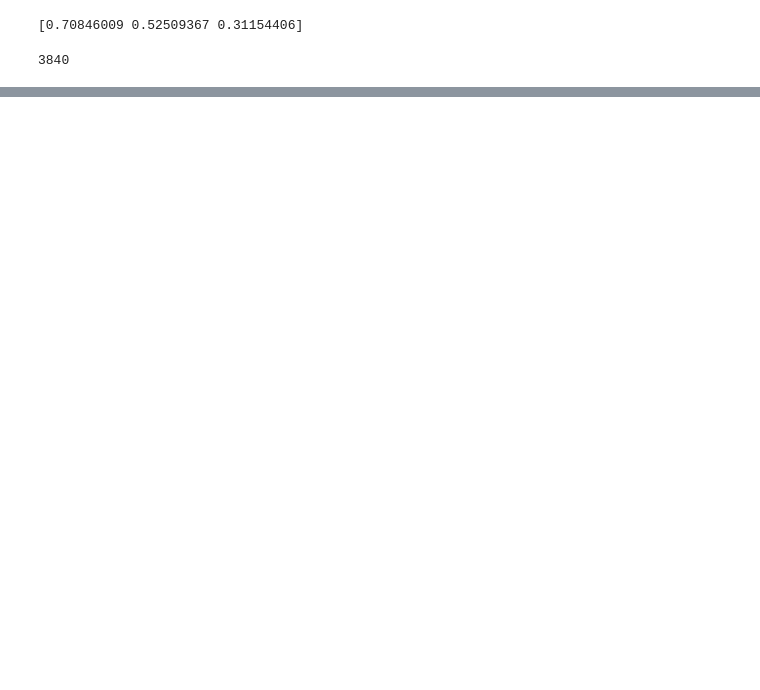
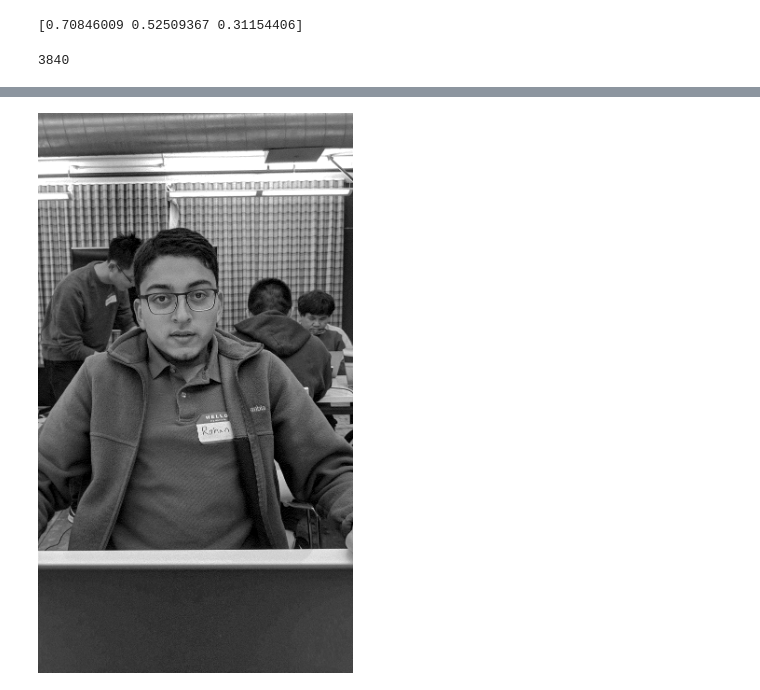
Before and after one commit to KhoomeiK/FbIrl, a Jupyter notebook: server/face_rec_embed.ipynb, the cells around one changed output, grey strips where cells are left out. Cells and saved outputs as stored; diff of their text form; code cells hidden in the pictures; blank space fills up the shorter version.

```diff
--- a/server/face_rec_embed.ipynb
+++ b/server/face_rec_embed.ipynb
@@ -37,0 +35,13 @@ print(len(picture_of_me))
+# %%
+# import time
+# import numpy as np
+# picture = face_recognition.load_image_file("phone_img_before_crop.jpg")
+# print(picture)
+
+# from PIL import Image
+pil_image = Image.open('phone_img_before_crop.jpg').convert('1')
+pil_image
+# arr = np.array(pil_image)
+# print(arr - picture)
+# %% [output]
+[figure, added]
```
Also changed, not shown: parts of 1 cell of this notebook, 2 other files.
